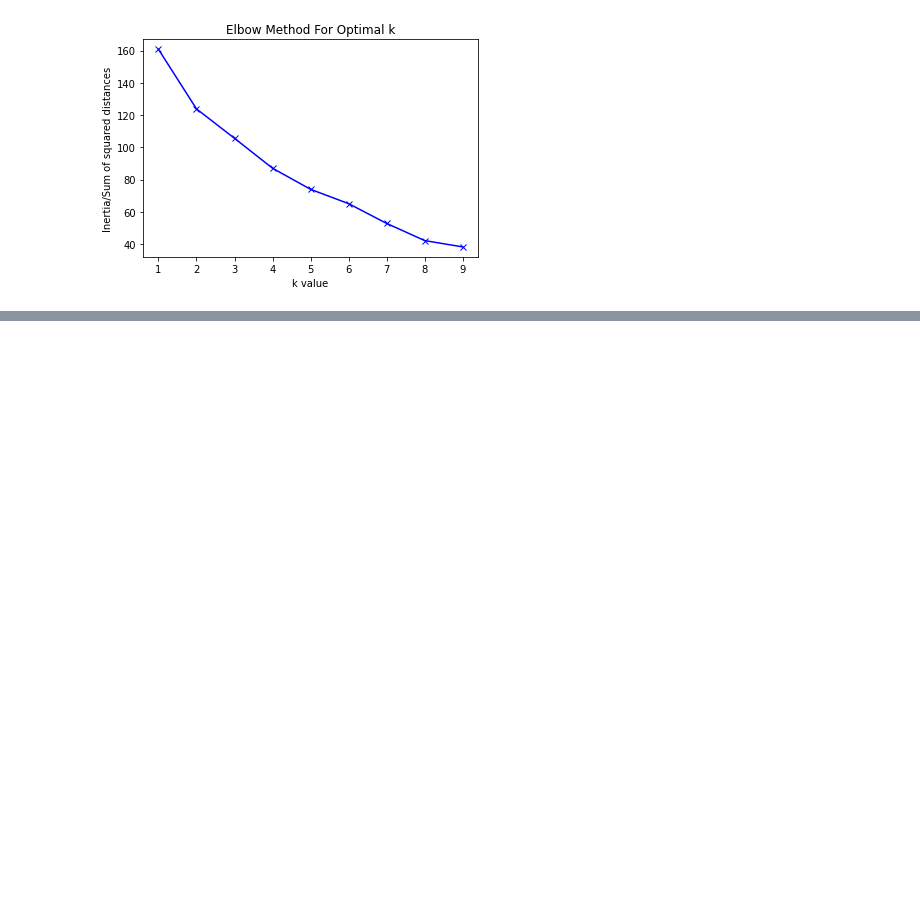
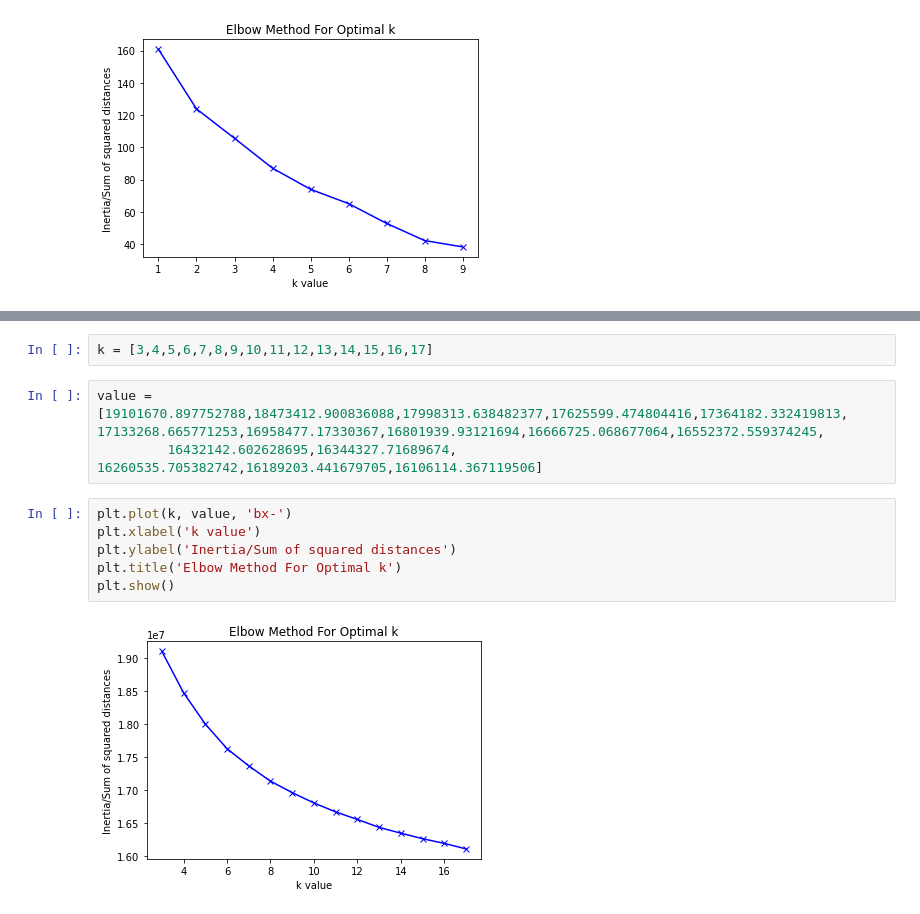
Before and after one commit to supulij/Arvato-Customer-Segmentation-for-mail-order, a Jupyter notebook: Nanodegree-TempNotebook.ipynb, the cells around one changed output, grey strips where cells are left out. Saved outputs shown, nothing was run; the diff lists cells and outputs as text; blank space fills up the shorter version.

```diff
--- a/Nanodegree-TempNotebook.ipynb
+++ b/Nanodegree-TempNotebook.ipynb
@@ -325,0 +522,13 @@ plt.show()
+# %%
+k = [3,4,5,6,7,8,9,10,11,12,13,14,15,16,17]
+# %%
+value = [19101670.897752788,18473412.900836088,17998313.638482377,17625599.474804416,17364182.332419813, 17133268.665771253,16958477.17330367,16801939.93121694,16666725.068677064,16552372.559374245,
+         16432142.602628695,16344327.71689674, 16260535.705382742,16189203.441679705,16106114.367119506]
+# %%
+plt.plot(k, value, 'bx-')
+plt.xlabel('k value')
+plt.ylabel('Inertia/Sum of squared distances')
+plt.title('Elbow Method For Optimal k')
+plt.show()
+# %% [output]
+[figure, added]
```
Also changed, not shown: parts of 32 cells of this notebook, 2 other files.
